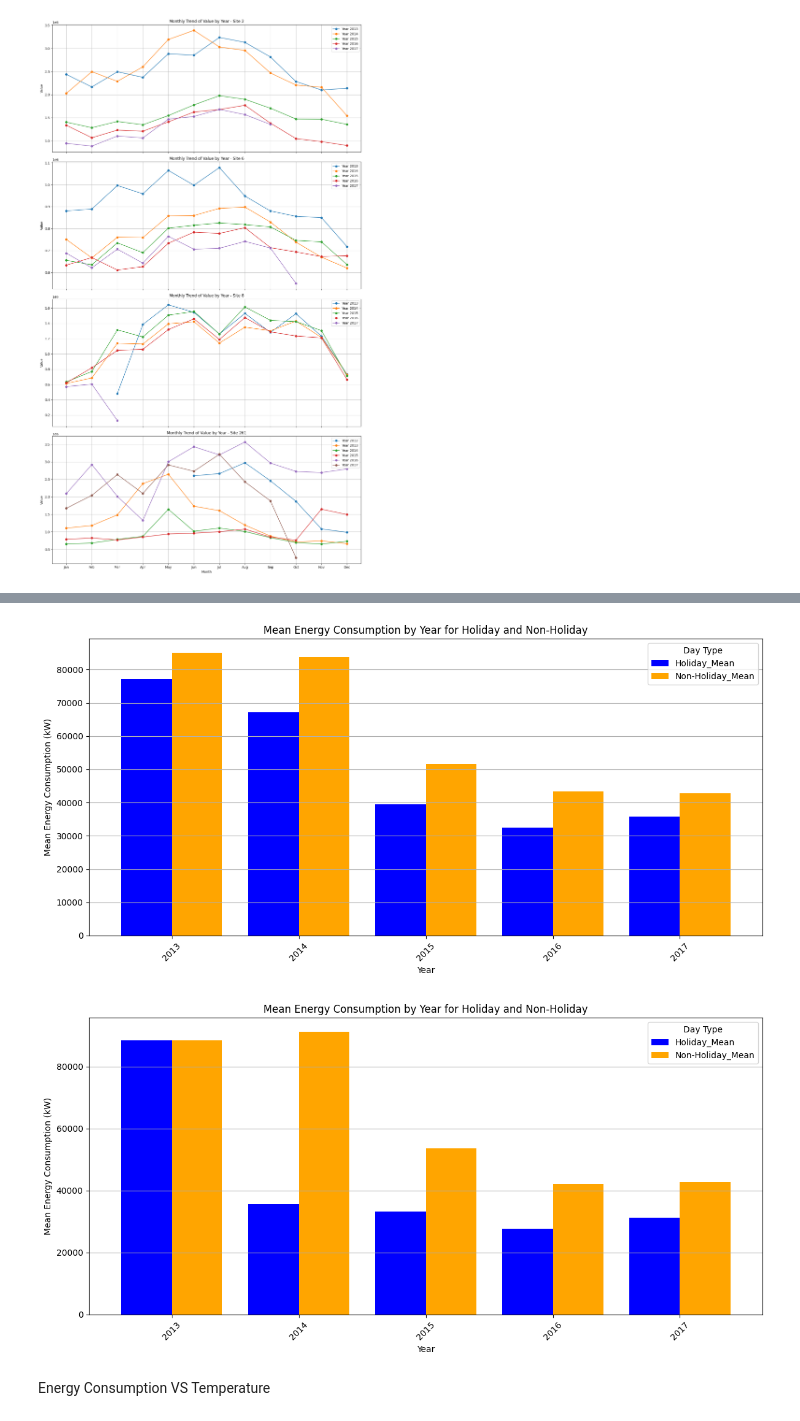
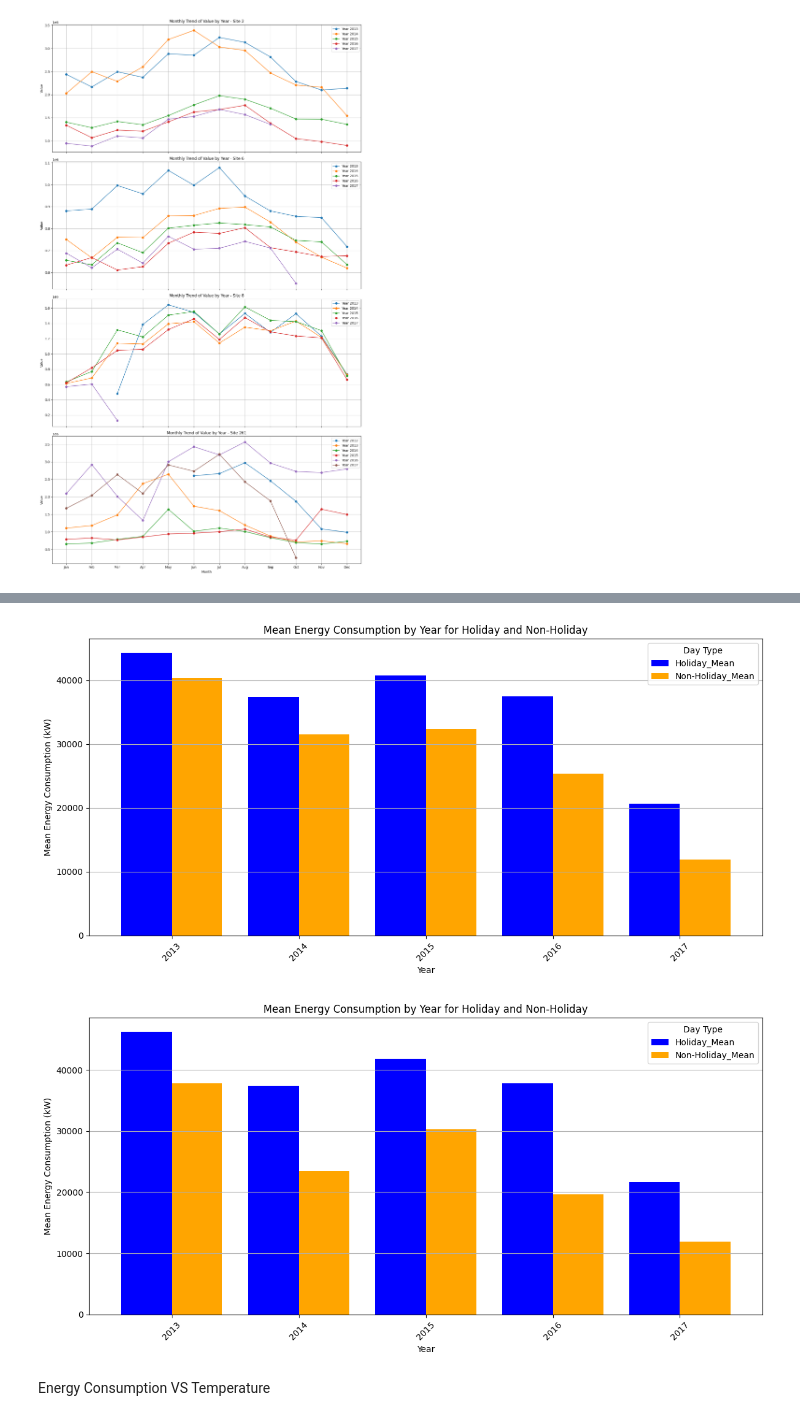
Before and after one commit to Melbinmatheew/Energy-Consumption-Forcasting, a Jupyter notebook: Notebooks/Data Preprocessing.ipynb, the cells around one changed output, grey strips where cells are left out. Drawn from its saved outputs; the diff is of its cells as text; code cells hidden in the pictures.

```diff
--- a/Notebooks/Data Preprocessing.ipynb
+++ b/Notebooks/Data Preprocessing.ipynb
@@ -382,7 +382,7 @@ plt.show()
 # %%
 # Joining Energy consumption and Weather data
 
-consumption_data=pd.merge(daily_energy_df_2,daily_weather_df_2, on=['Timestamp'])
+consumption_data=pd.merge(daily_energy_df_8,daily_weather_df_8, on=['Timestamp'])
 # %%
 consumption_data
 # %% [output]
@@ -761,8 +758,8 @@ for year in merged_df['Year'].unique():
     year_data = merged_df[merged_df['Year'] == year]
 
     # Get 10 holiday and 10 non-holiday entries
-    holidays = year_data[year_data['Is_Working_Day'] == 0]
-    non_holidays = year_data[year_data['Is_Working_Day'] == 1]
+    holidays = year_data[year_data['Is_Working_Day'] == 1]
+    non_holidays = year_data[year_data['Is_Working_Day'] == 0]
 
     holiday_mean = holidays['Value'].mean()
     non_holiday_mean = non_holidays['Value'].mean()
@@ -795,7 +792,7 @@ plt.grid(axis='y')
 plt.tight_layout()
 plt.show()
 # %% [output]
-[figure, old version]
+[figure, new version]
 # %%
 results = []
 
@@ -804,41 +801,41 @@ for year in merged_df['Year'].unique():
     year_data = merged_df[merged_df['Year'] == year]
 
     # Get 10 holiday and 10 non-holiday entries
-    holidays = year_data[year_data['Is_Working_Day'] == 0]
-    non_holidays = year_data[year_data['Is_Working_Day'] == 1]
+    holidays = year_data[year_data['Is_Working_Day'] == 1]
+    non_holidays = year_data[year_data['Is_Working_Day'] == 0]
 
     holiday_median = holidays['Value'].median()
     non_holiday_median = non_holidays['Value'].median()
 
     # Append to the results list
     results.append({
         'Year': year,
         'Holiday_Mean': holiday_median,
         'Non-Holiday_Mean': non_holiday_median
     })
 
 # Convert results list to DataFrame
 median_consumption_per_year = pd.DataFrame(results)
 
 # Plotting
 plt.figure(figsize=(12, 6))
 
 # Plot holiday and non-holiday mean consumption
 median_consumption_per_year.plot(x='Year', kind='bar', width=0.8, color=['blue', 'orange'], ax=plt.gca())
 
 # Add titles and labels
 plt.title('Mean Energy Consumption by Year for Holiday and Non-Holiday')
 plt.xlabel('Year')
 plt.ylabel('Mean Energy Consumption (kW)')
 plt.xticks(rotation=45)
 plt.legend(title='Day Type')
 
 # Show the plot
 plt.grid(axis='y')
 plt.tight_layout()
 plt.show()
 # %% [output]
-[figure, old version]
+[figure, new version]
 # %% [markdown]
 Energy Consumption VS Temperature
 # %%
```
Also changed, not shown: parts of 15 cells of this notebook, 2 other files.
